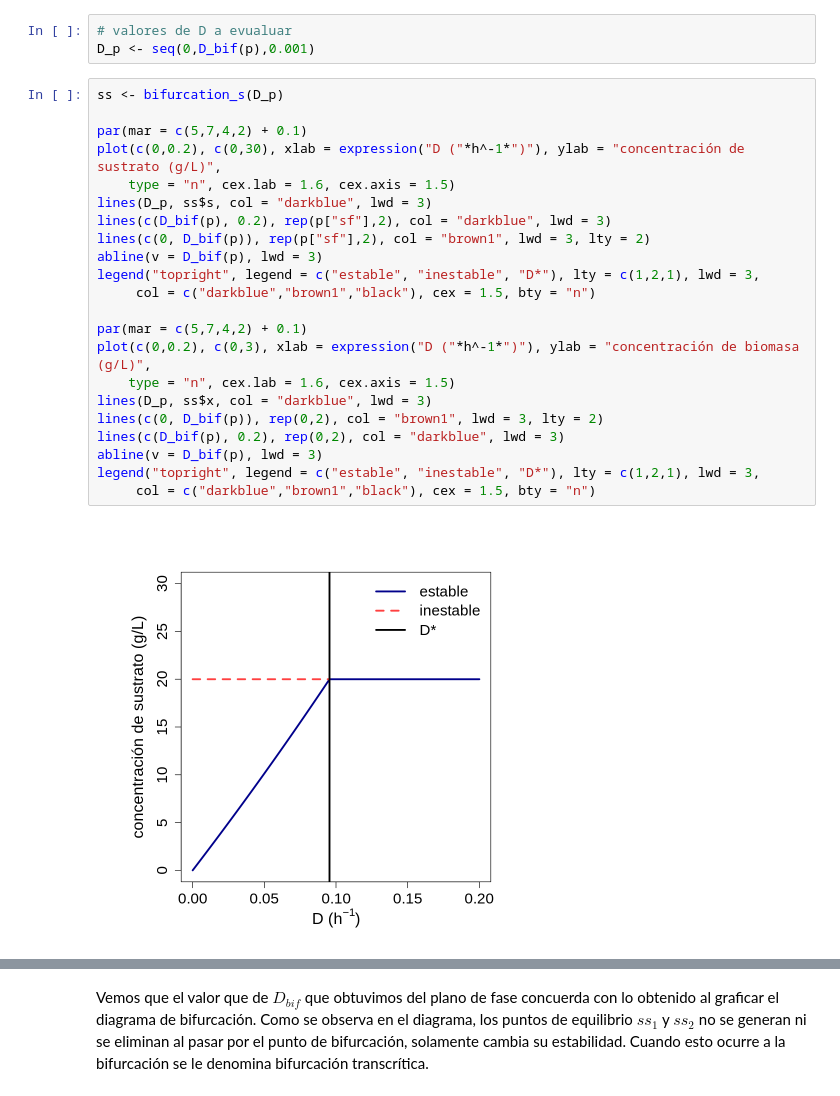
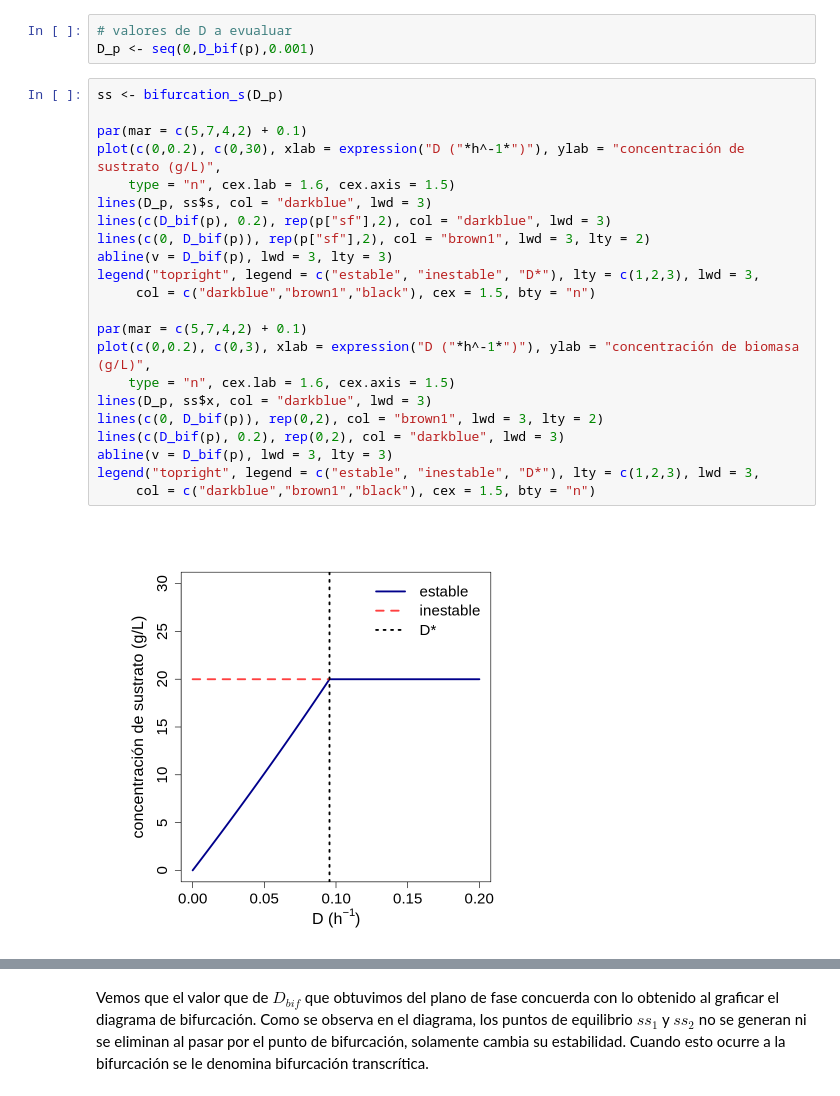
Before and after one commit to JuanM-GG/modelos-tesis, a Jupyter notebook: modelo_monod.ipynb, the cells around one changed output, grey strips where cells are left out. Drawn from its saved outputs; the diff is of its cells as text.

```diff
--- a/modelo_monod.ipynb
+++ b/modelo_monod.ipynb
@@ -462,24 +478,24 @@ D_p <- seq(0,D_bif(p),0.001)
 # %%
 ss <- bifurcation_s(D_p)
 
 par(mar = c(5,7,4,2) + 0.1)
 plot(c(0,0.2), c(0,30), xlab = expression("D ("*h^-1*")"), ylab = "concentración de sustrato (g/L)",
     type = "n", cex.lab = 1.6, cex.axis = 1.5)
 lines(D_p, ss$s, col = "darkblue", lwd = 3)
 lines(c(D_bif(p), 0.2), rep(p["sf"],2), col = "darkblue", lwd = 3)
 lines(c(0, D_bif(p)), rep(p["sf"],2), col = "brown1", lwd = 3, lty = 2)
-abline(v = D_bif(p), lwd = 3)
-legend("topright", legend = c("estable", "inestable", "D*"), lty = c(1,2,1), lwd = 3,
+abline(v = D_bif(p), lwd = 3, lty = 3)
+legend("topright", legend = c("estable", "inestable", "D*"), lty = c(1,2,3), lwd = 3,
      col = c("darkblue","brown1","black"), cex = 1.5, bty = "n")
 
 par(mar = c(5,7,4,2) + 0.1)
 plot(c(0,0.2), c(0,3), xlab = expression("D ("*h^-1*")"), ylab = "concentración de biomasa (g/L)",
     type = "n", cex.lab = 1.6, cex.axis = 1.5)
 lines(D_p, ss$x, col = "darkblue", lwd = 3)
 lines(c(0, D_bif(p)), rep(0,2), col = "brown1", lwd = 3, lty = 2)
 lines(c(D_bif(p), 0.2), rep(0,2), col = "darkblue", lwd = 3)
-abline(v = D_bif(p), lwd = 3)
-legend("topright", legend = c("estable", "inestable", "D*"), lty = c(1,2,1), lwd = 3,
+abline(v = D_bif(p), lwd = 3, lty = 3)
+legend("topright", legend = c("estable", "inestable", "D*"), lty = c(1,2,3), lwd = 3,
      col = c("darkblue","brown1","black"), cex = 1.5, bty = "n")
 # %% [output]
-[figure, old version]
+[figure, new version]
```
Also changed, not shown: parts of 45 cells of this notebook.
